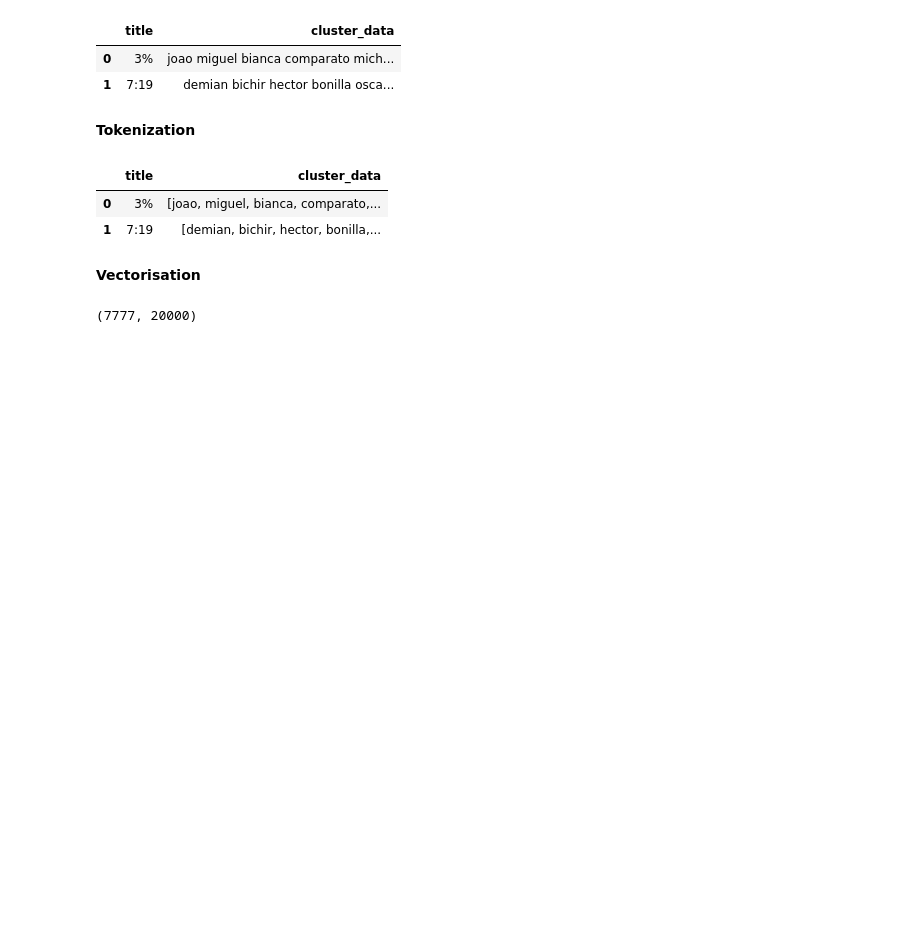
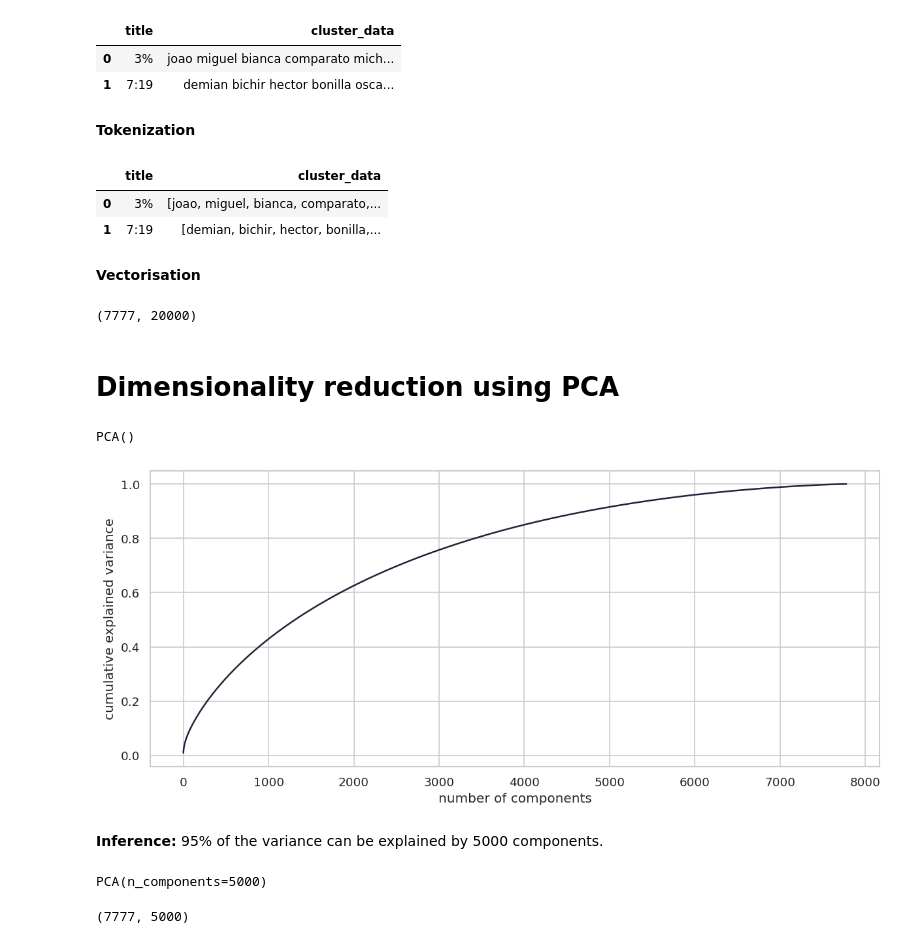
Before and after one commit to shubham-bhadouria/Netflix-Movies-and-TV-shows-clustering, a Jupyter notebook: Netflix_movies_and_TV_show_clustering.ipynb, the cells around one changed output. Cells and saved outputs as stored; diff of their text form; code cells hidden in the pictures; blank space fills up the shorter version.

```diff
--- a/Netflix_movies_and_TV_show_clustering.ipynb
+++ b/Netflix_movies_and_TV_show_clustering.ipynb
@@ -693,3 +690,35 @@ x = tfidf_vectorisation.fit_transform(cluster_df['cluster_data'] )
 print(x.shape)
 # %% [output]
 (7777, 20000)
+# %% [markdown]
+# **Dimensionality reduction using PCA**
+# %%
+pca = PCA()
+pca.fit(x.toarray())
+# %% [output]
+PCA()
+# %%
+# Plot between variance and number of components
+plt.figure(figsize=(12,5), dpi=120)
+plt.plot(np.cumsum(pca.explained_variance_ratio_))
+plt.xlabel('number of components')
+plt.ylabel('cumulative explained variance')
+plt.show()
+# %% [output]
+[figure, added]
+# %% [markdown]
+**Inference:** 95% of the variance can be explained by 5000 components.
+# %%
+# Reducing the dimensions to 5000 using pca
+pca = PCA(n_components=5000)
+pca.fit(x.toarray())
+# %% [output]
+PCA(n_components=5000)
+# %%
+# transformed features
+x_pca = pca.transform(x.toarray())
+
+# shape of transformed vectors
+x_pca.shape
+# %% [output]
+(7777, 5000)
```
Also changed, not shown: parts of 14 cells of this notebook.
